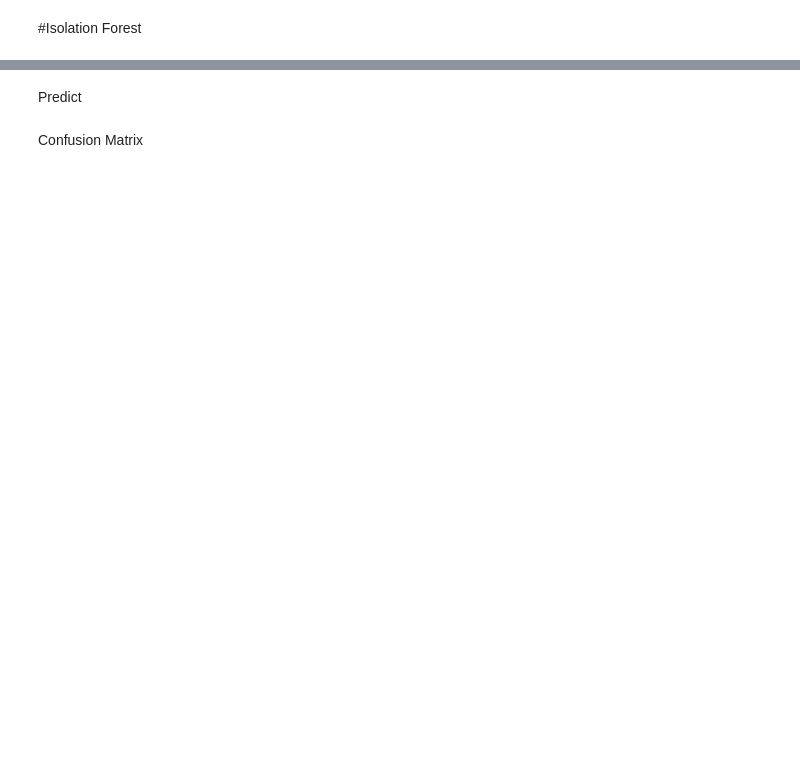
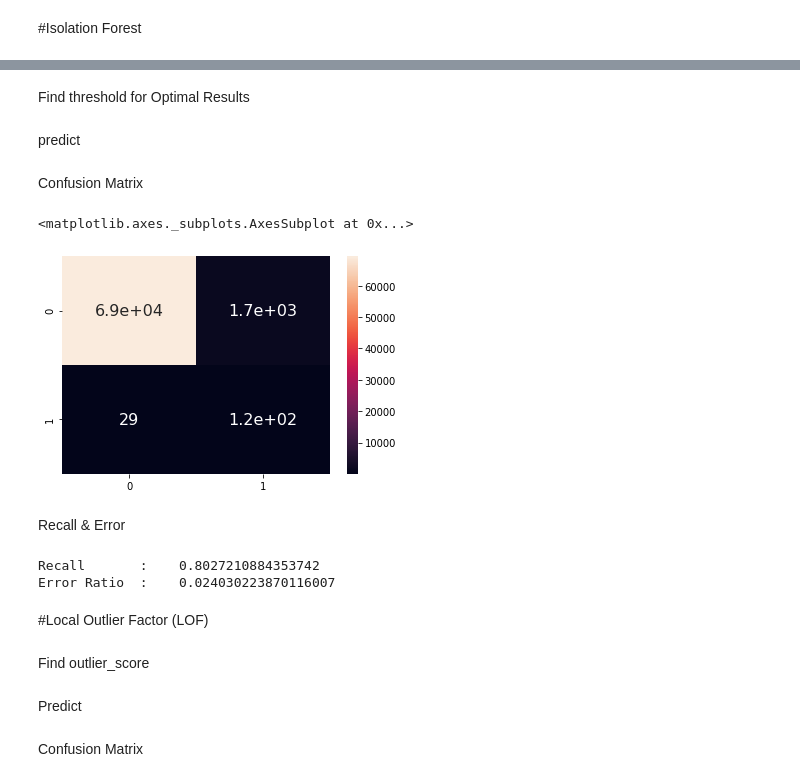
Before and after one commit to 201701203/Anomaly-detection-in-Payments-using-ML, a Jupyter notebook: Anamoly_detection.ipynb, the cells around one changed output, grey strips where cells are left out. Cells and saved outputs as stored; diff of their text form; code cells hidden in the pictures; blank space fills up the shorter version.

```diff
--- a/Anamoly_detection.ipynb
+++ b/Anamoly_detection.ipynb
@@ -487,0 +445,2 @@ it.fit(x_sample)
+# %%
+it.fit(x_test)
@@ -487,0 +451,31 @@ it.fit(x_sample)
+# %%
+scores = it.anomaly_score(x_test)
+# %% [markdown]
+Find threshold for Optimal Results
+# %%
+threshold = find_recall_threshold(y_test,scores,0.8)
+# %% [markdown]
+predict
+# %%
+y_iso = it.predict_from_anomaly_scores(scores, threshold)
+# %% [markdown]
+Confusion Matrix
+# %%
+cm_iso = confusion_matrix(y_test,y_iso)
+cm_iso_p = pd.DataFrame(cm_iso)
+sns.heatmap(cm_iso_p, annot=True, annot_kws={"size": 16})
+# %% [output]
+<matplotlib.axes._subplots.AxesSubplot at 0x...>
+[figure, added]
+# %% [markdown]
+Recall & Error
+# %%
+recall = recall_score(y_test, y_iso, pos_label=1)
+
+print("Recall       :   ",recall)
+print("Error Ratio  :   ",(cm_iso[0][1] + cm_iso[1][0])/len(y_test))
+# %% [output]
+Recall       :    0.8027210884353742
+Error Ratio  :    0.024030223870116007
+# %% [markdown]
+#Local Outlier Factor (LOF)
@@ -487,0 +515,2 @@ it.fit(x_sample)
+# %% [markdown]
+Find outlier_score
```
Also changed, not shown: parts of 45 cells of this notebook.
